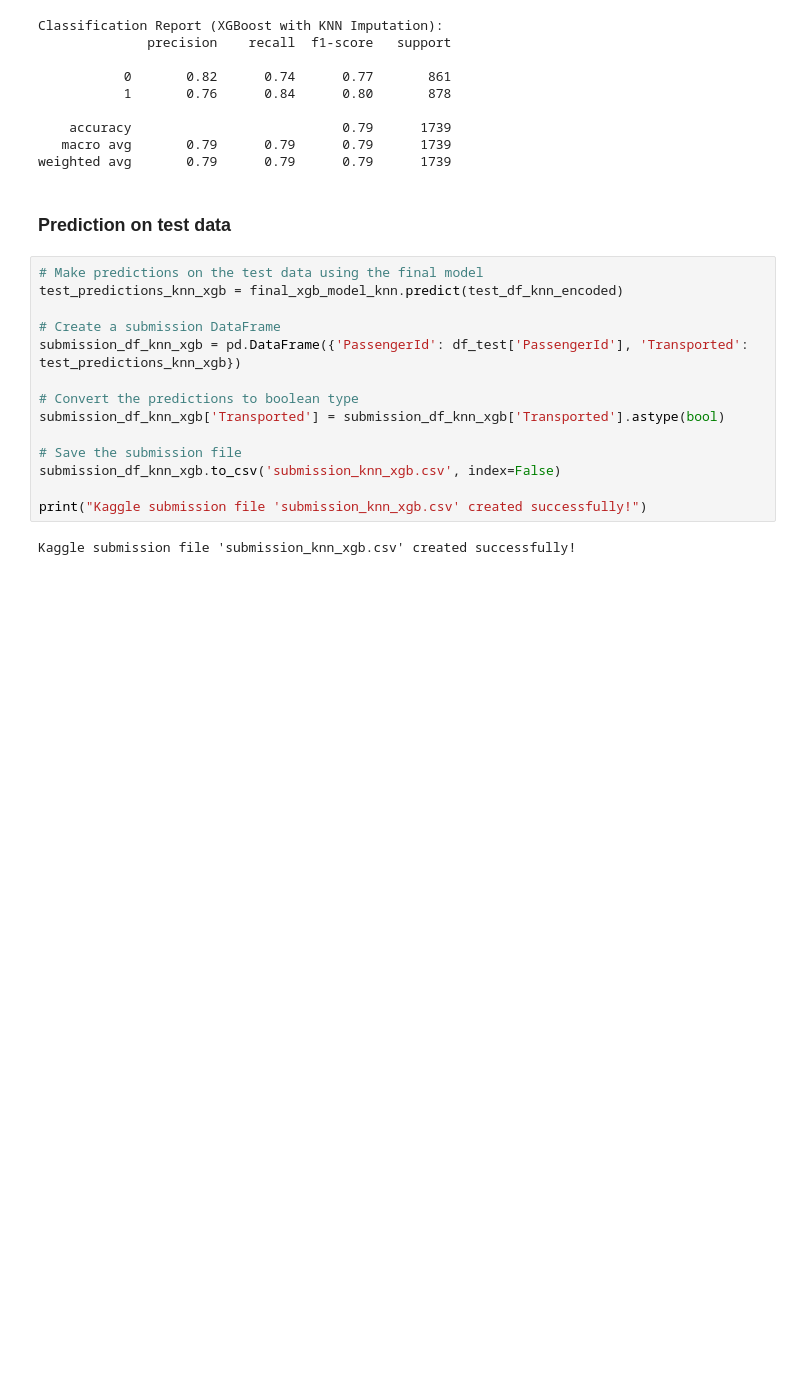
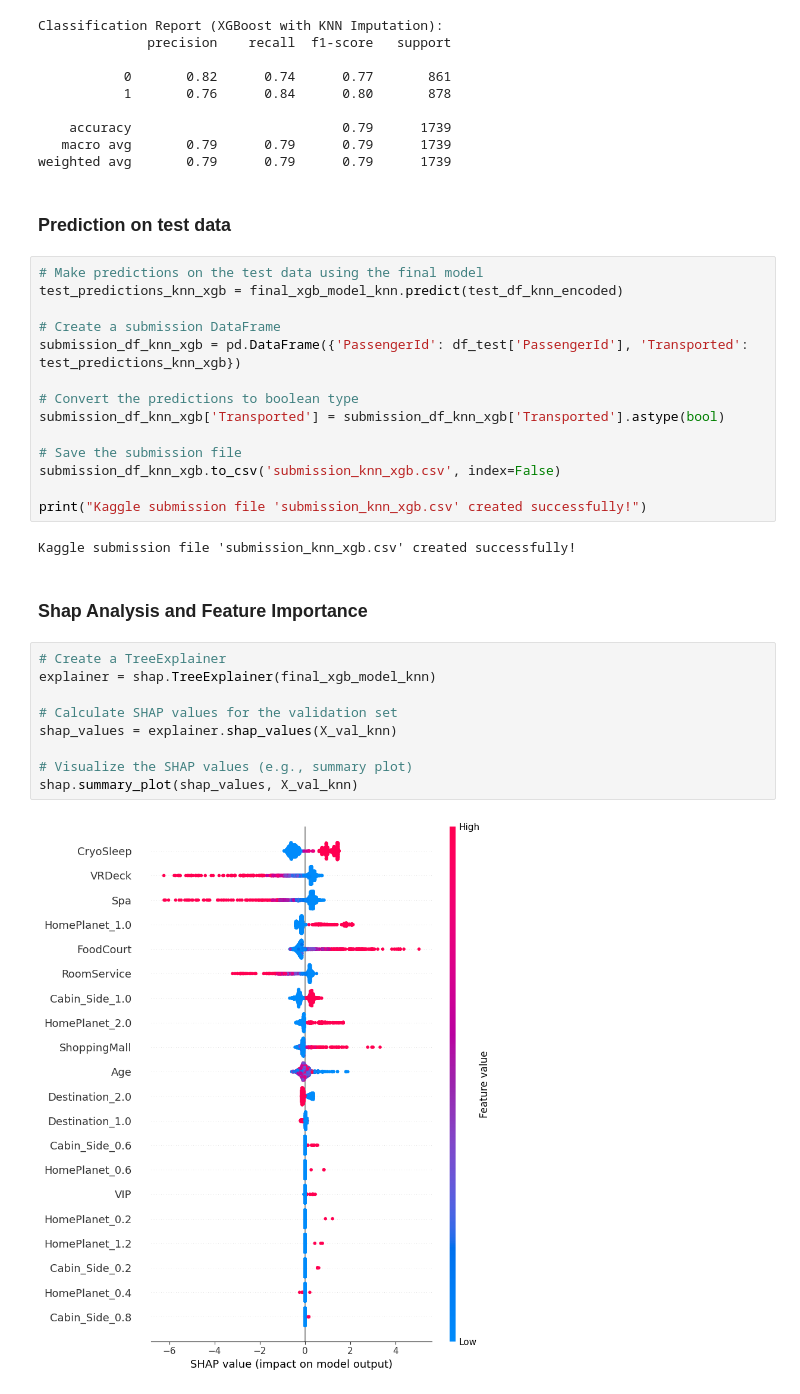
Before and after one commit to Data-Nova/spaceship_titanic_challenge, a Jupyter notebook: Spaceship_Titanic.ipynb, the cells around one changed output. Cells and saved outputs as stored; diff of their text form; blank space fills up the shorter version.

Commit message:
Applied SHAP and Feature Importance

```diff
--- a/Spaceship_Titanic.ipynb
+++ b/Spaceship_Titanic.ipynb
@@ -1331,3 +1331,16 @@ submission_df_knn_xgb.to_csv('submission_knn_xgb.csv', index=False)
 print("Kaggle submission file 'submission_knn_xgb.csv' created successfully!")
 # %% [output]
 Kaggle submission file 'submission_knn_xgb.csv' created successfully!
+# %% [markdown]
+### Shap Analysis and Feature Importance
+# %%
+# Create a TreeExplainer
+explainer = shap.TreeExplainer(final_xgb_model_knn)
+
+# Calculate SHAP values for the validation set
+shap_values = explainer.shap_values(X_val_knn)
+
+# Visualize the SHAP values (e.g., summary plot)
+shap.summary_plot(shap_values, X_val_knn)
+# %% [output]
+[figure, added]
```
Also changed, not shown: parts of 3 cells of this notebook.
